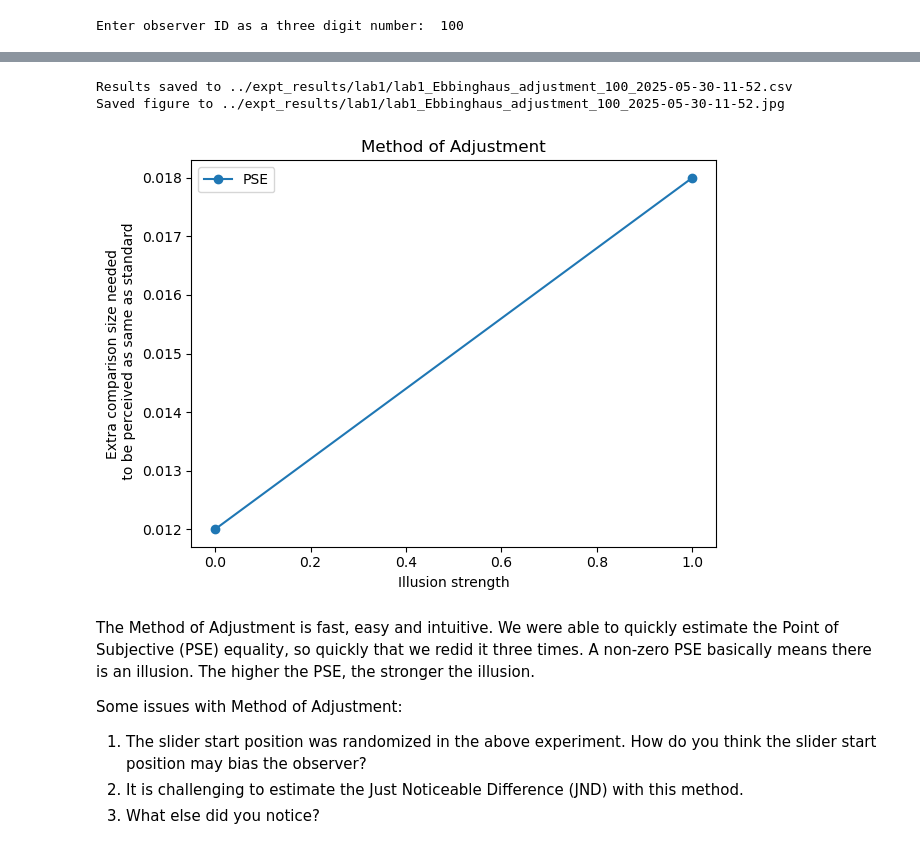
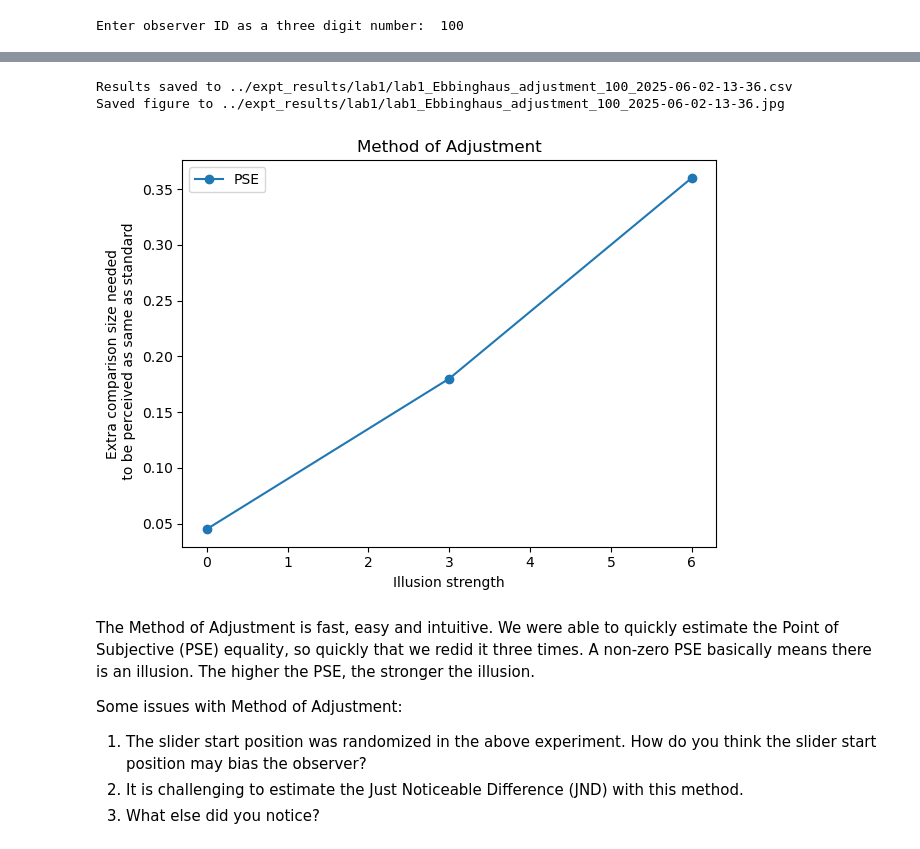
Before and after one commit to ahna/illusion-lab, a Jupyter notebook: Lab1.ipynb, the cells around one changed output, grey strips where cells are left out. Drawn from its saved outputs; the diff is of its cells as text; code cells hidden in the pictures.

```diff
--- a/Lab1.ipynb
+++ b/Lab1.ipynb
@@ -151,21 +139,21 @@ Now that you know the scope of this stimulus, let's quantify your perception of
 # set up place for results
 observer_ID = input("Enter observer ID as a three digit number: ")
 datetime_string = datetime.now().strftime("%Y-%m-%d-%H-%M")
-results_adjustment_filename = f"{output_data_path}{lab}_{illusion_type}_adjustment_{observer_ID}_{datetime_string}.csv"
-results_adjustment_fig_filename = f"{output_data_path}{lab}_{illusion_type}_adjustment_{observer_ID}_{datetime_string}.jpg"
+results_adjustment_fname = f"{output_data_path}{lab}_{illusion_type}_adjustment_{observer_ID}_{datetime_string}.csv"
+results_adjustment_fig_fname = f"{output_data_path}{lab}_{illusion_type}_adjustment_{observer_ID}_{datetime_string}.jpg"
 adjustment_results_df = pd.DataFrame(columns=['illusion_strength','difference', 'standard', 'comparison', 'PSE']) # set up a dataframe for the adjustment results
 
 # TO DO: pre-render all the steps on the slider and change code to load them instead of render on the fly...
 
 # set up expt parameters
-illusion_strengths = [1,0]
+illusion_strengths = [6,3,0]
 instructions = "\n\nAdjust the slider until the left and right central circles are perceived to be equal (be patient, it may be slow to respond)."
 # %% [output]
 Enter observer ID as a three digit number:  100
 # %%
 # measure first illusion strength
 i = 0 # the experiment number
-adjustment_results = pyllusion_lab.pyllusion_adjustment_expt(illusion_type, illusion_strength=illusion_strengths[i], standard=standard, instructions=instructions, slider_min=0.0, slider_max=0.4, img_scale=1);
+adjustment_results = pyllusion_lab.pyllusion_adjustment_expt(illusion_type, illusion_strength=illusion_strengths[i], standard=standard, instructions=instructions, slider_min=0.0, slider_max=6.0, img_scale=0.75);
 # %% [output]
 Adjust the slider until the left and right central circles are perceived to be equal (be patient, it may be slow to respond).
 When you are done, hit Submit to see you results.
@@ -176,7 +164,7 @@ adjustment_results_df.loc[len(adjustment_results_df)] = adjustment_results
 
 # measure second illusion strength
 i += 1
-adjustment_results = pyllusion_lab.pyllusion_adjustment_expt(illusion_type, illusion_strength=illusion_strengths[i], standard=standard, instructions=instructions, slider_min=0.0, slider_max=0.4, img_scale=1);
+adjustment_results = pyllusion_lab.pyllusion_adjustment_expt(illusion_type, illusion_strength=illusion_strengths[i], standard=standard, instructions=instructions, slider_min=0.0, slider_max=6.0, img_scale=0.75);
 # %% [output]
 Adjust the slider until the left and right central circles are perceived to be equal (be patient, it may be slow to respond).
 When you are done, hit Submit to see you results.
@@ -187,5 +175,5 @@ adjustment_results_df.loc[len(adjustment_results_df)] = adjustment_results
 
 # measure third illusion strength
 i += 1
-adjustment_results = pyllusion_lab.pyllusion_adjustment_expt(illusion_type, illusion_strength=illusion_strengths[i], standard=standard, instructions=instructions);
+adjustment_results = pyllusion_lab.pyllusion_adjustment_expt(illusion_type, illusion_strength=illusion_strengths[i], standard=standard, instructions=instructions, slider_min=0.0, slider_max=6.0, img_scale=0.75);
 # %% [output]
@@ -203,11 +192,11 @@ adjustment_results_df
 # %%
 # plot, and save results and plot to files
-pyllusion_lab.save_results_to_csv(adjustment_results_df, results_filename=results_adjustment_filename);
-pyllusion_lab.plot_adjustment_results(adjustment_results_df, results_adjustment_fig_filename);
+pyllusion_lab.save_results_to_csv(adjustment_results_df, results_fname=results_adjustment_fname);
+pyllusion_lab.plot_adjustment_results(adjustment_results_df, results_adjustment_fig_fname);
 # %% [output]
-Results saved to ../expt_results/lab1/lab1_Ebbinghaus_adjustment_100_2025-05-30-11-52.csv
-Saved figure to ../expt_results/lab1/lab1_Ebbinghaus_adjustment_100_2025-05-30-11-52.jpg
+Results saved to ../expt_results/lab1/lab1_Ebbinghaus_adjustment_100_2025-06-02-13-36.csv
+Saved figure to ../expt_results/lab1/lab1_Ebbinghaus_adjustment_100_2025-06-02-13-36.jpg
-[figure, old version]
+[figure, new version]
 # %% [markdown]
 The Method of Adjustment is fast, easy and intuitive. We were able to quickly estimate the Point of Subjective (PSE) equality, so quickly that we redid it three times. A non-zero PSE basically means there is an illusion. The higher the PSE, the stronger the illusion.
 
```
Also changed, not shown: parts of 18 cells of this notebook, 2 other files.
